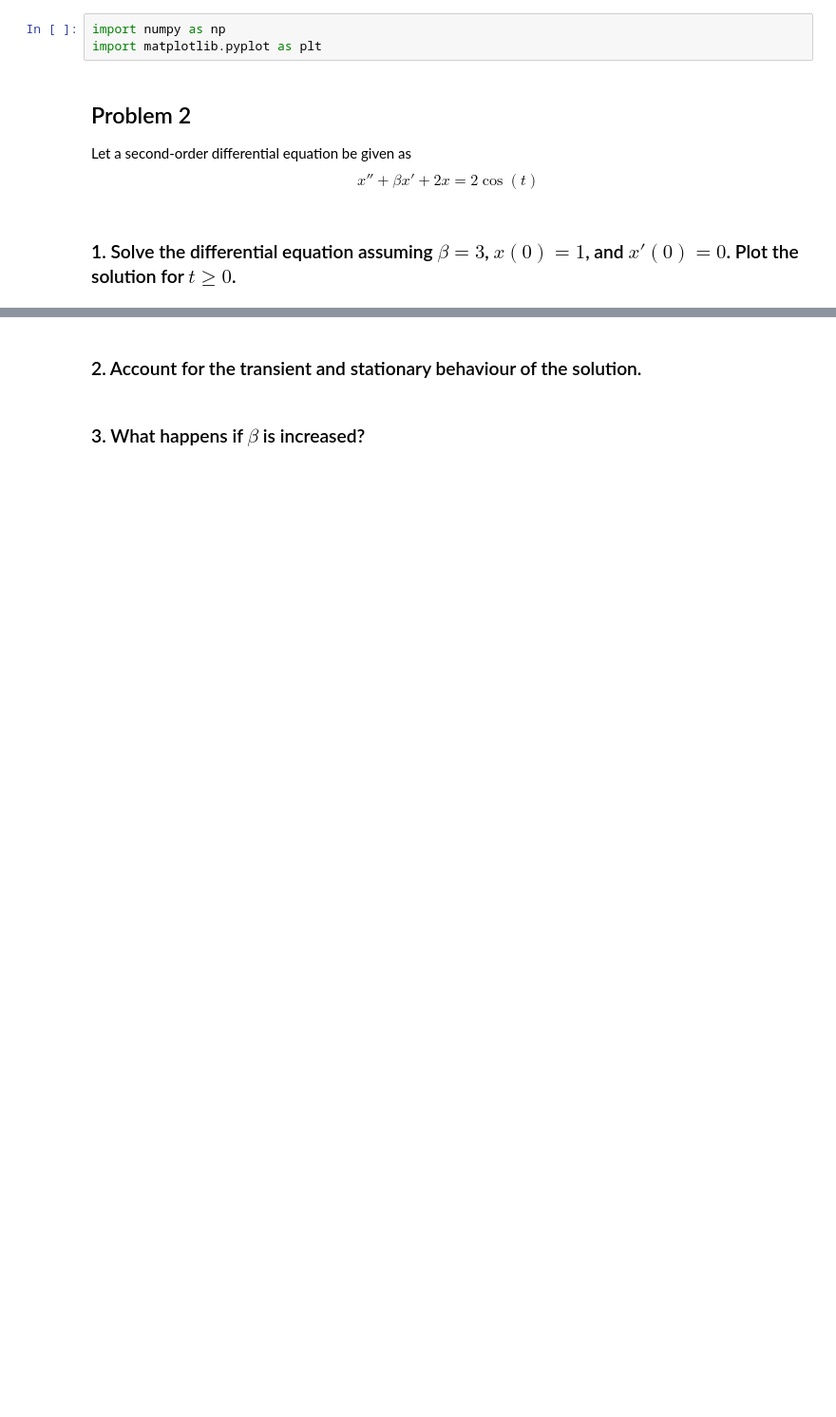
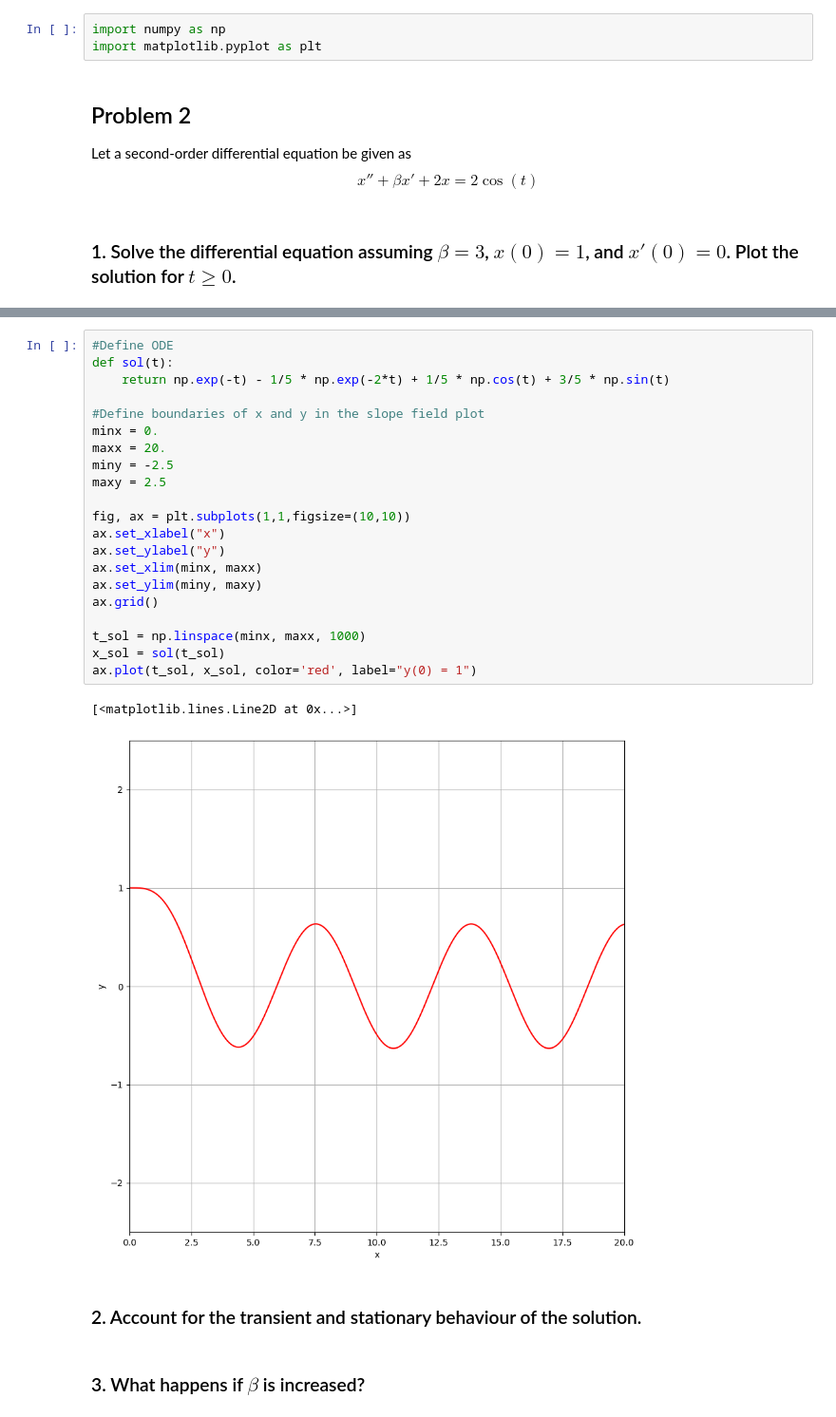
Before and after one commit to Khanrik/UniFolder, a Jupyter notebook: 3. Semester/Differentialligninger/Afleveringer/tempaflv2.ipynb, the cells around one changed output, grey strips where cells are left out. Shown: that part at 95% size. Saved outputs shown, nothing was run; the diff lists cells and outputs as text; blank space fills up the shorter version.

```diff
--- a/3. Semester/Differentialligninger/Afleveringer/tempaflv2.ipynb
+++ b/3. Semester/Differentialligninger/Afleveringer/tempaflv2.ipynb
@@ -95,6 +95,30 @@ x(t) = \frac{24}{7} e^{-t} - \frac{11}{7}e^{-2t} - \frac{6}{7} \cos(t) + \frac{2
 $$
 
 Plotting the solution results in the following
+# %%
+#Define ODE
+def sol(t):
+    return np.exp(-t) - 1/5 * np.exp(-2*t) + 1/5 * np.cos(t) + 3/5 * np.sin(t)
+
+#Define boundaries of x and y in the slope field plot
+minx = 0.
+maxx = 20.
+miny = -2.5
+maxy = 2.5
+
+fig, ax = plt.subplots(1,1,figsize=(10,10))
+ax.set_xlabel("x")
+ax.set_ylabel("y")
+ax.set_xlim(minx, maxx)
+ax.set_ylim(miny, maxy)
+ax.grid()
+
+t_sol = np.linspace(minx, maxx, 1000)
+x_sol = sol(t_sol)
+ax.plot(t_sol, x_sol, color='red', label="y(0) = 1")
+# %% [output]
+[<matplotlib.lines.Line2D at 0x...>]
+[figure, added]
 # %% [markdown]
 ### 2. Account for the transient and stationary behaviour of the solution.
 # %% [markdown]
```
Also changed, not shown: parts of 1 cell of this notebook.
